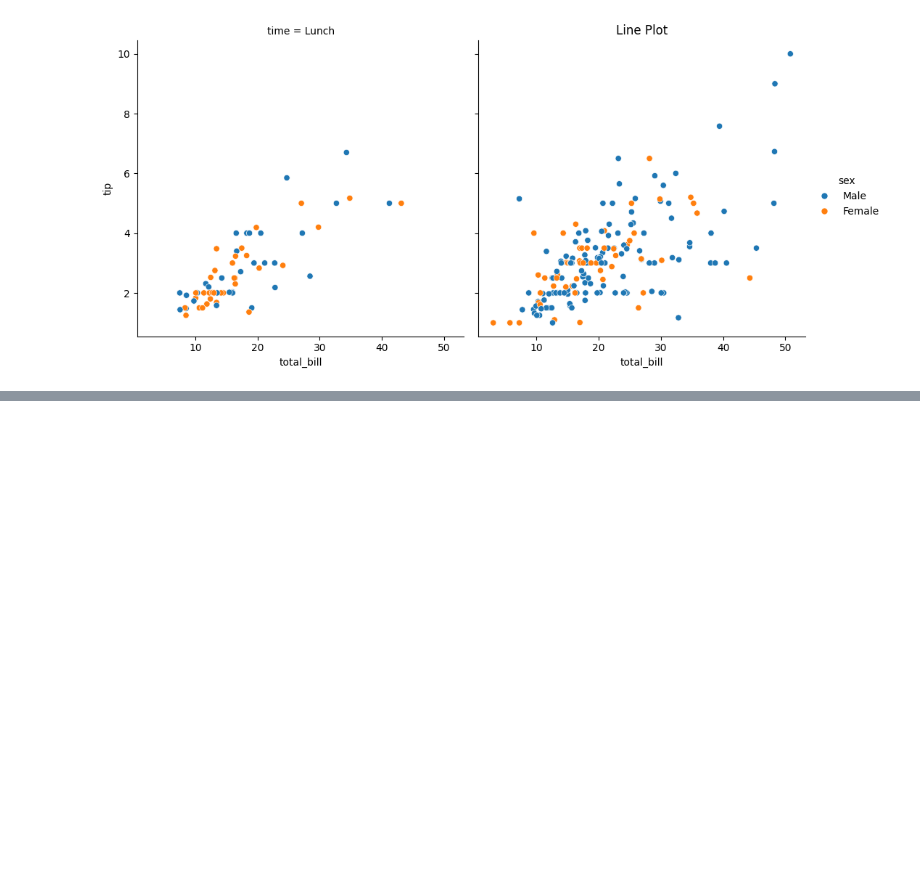
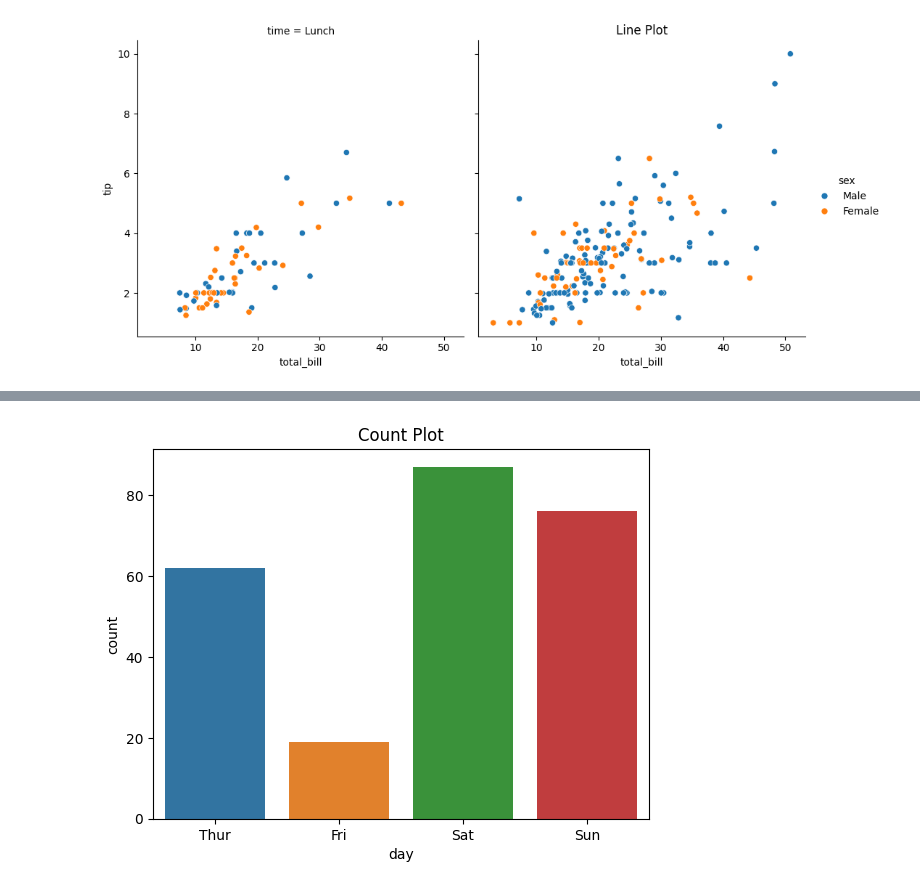
Before and after one commit to bharathkatakam16-sys/colab-notebook-practice, a Jupyter notebook: 27th_Nov.ipynb, the cells around one changed output, grey strips where cells are left out. Drawn from its saved outputs; the diff is of its cells as text; code cells hidden in the pictures; blank space fills up the shorter version.

```diff
--- a/27th_Nov.ipynb
+++ b/27th_Nov.ipynb
@@ -89,0 +111,6 @@ plt.show()
+# %%
+sns.countplot(data=df,x='day', hue='day')
+plt.title('Count Plot')
+plt.show()
+# %% [output]
+[figure, added]
```
Also changed, not shown: parts of 5 cells of this notebook.
